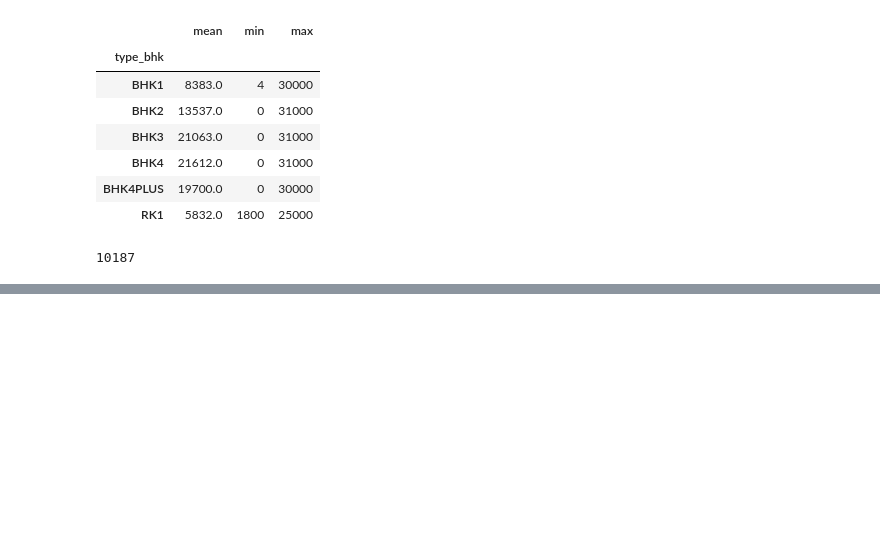
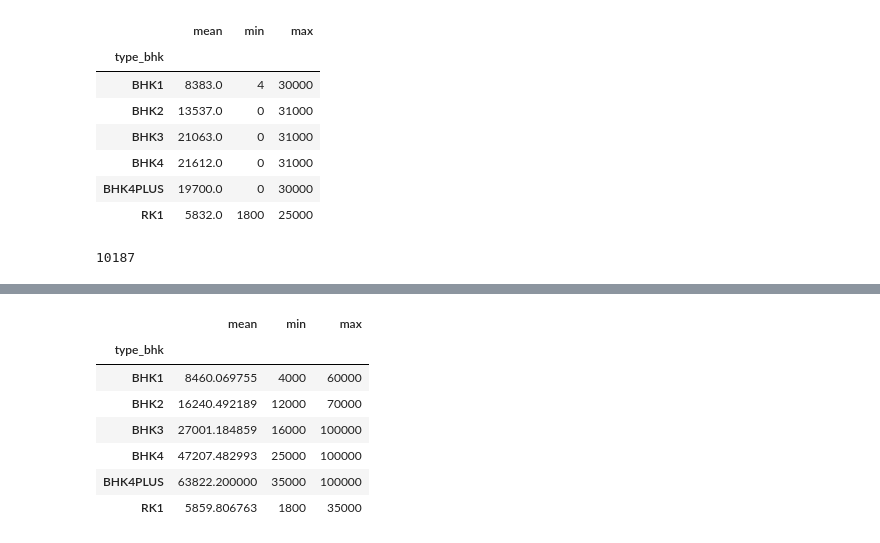
Before and after one commit to Srikant-Pal/No_broker_Analysis, a Jupyter notebook: Nobroker_Analytics.ipynb, the cells around one changed output, grey strips where cells are left out. Drawn from its saved outputs; the diff is of its cells as text; code cells hidden in the pictures; blank space fills up the shorter version.

```diff
--- a/Nobroker_Analytics.ipynb
+++ b/Nobroker_Analytics.ipynb
@@ -204,0 +248,11 @@ df.groupby('type_bhk')['rent_amount'].agg(mean='mean',min='min',max='max').round
+# %%
+df2.groupby('type_bhk')['rent_amount'].agg(mean='mean',min='min',max='max')
+# %% [output]
+|  | mean | min | max |
+| type_bhk |  |  |  |
+| BHK1 | 8460.069755 | 4000 | 60000 |
+| BHK2 | 16240.492189 | 12000 | 70000 |
+| BHK3 | 27001.184859 | 16000 | 100000 |
+| BHK4 | 47207.482993 | 25000 | 100000 |
+| BHK4PLUS | 63822.200000 | 35000 | 100000 |
+| RK1 | 5859.806763 | 1800 | 35000 |
```
Also changed, not shown: parts of 4 cells of this notebook.
